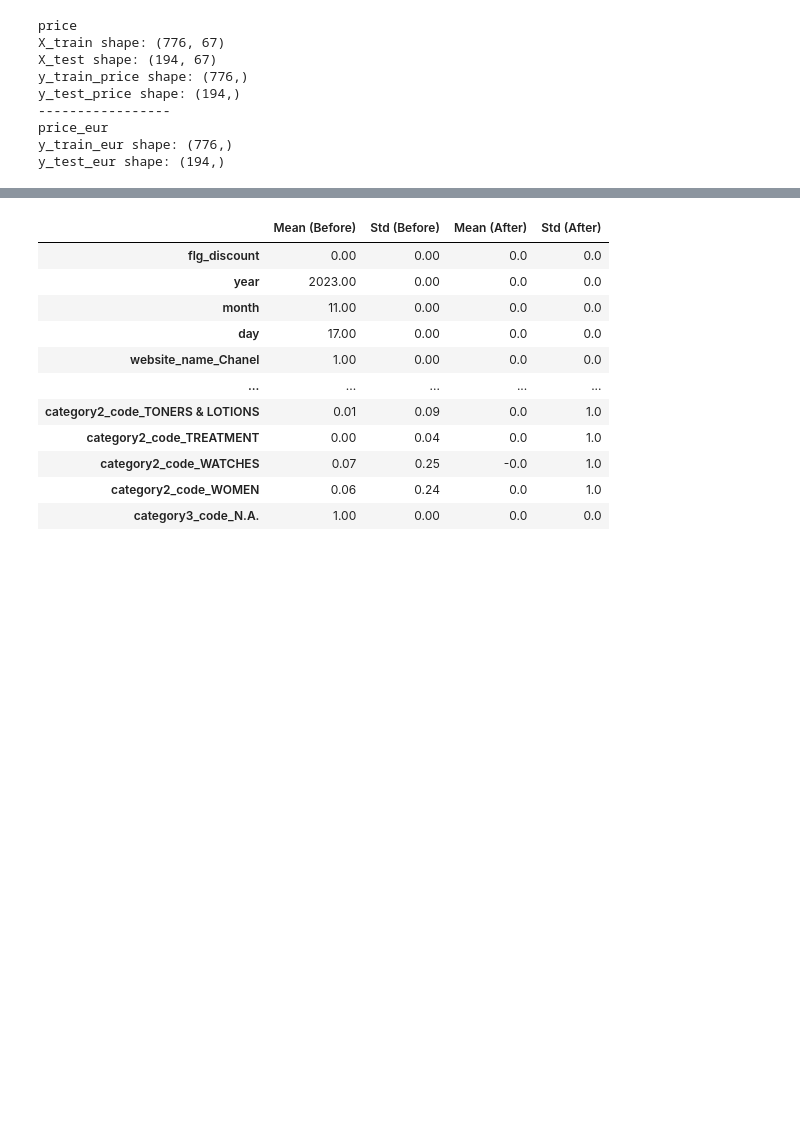
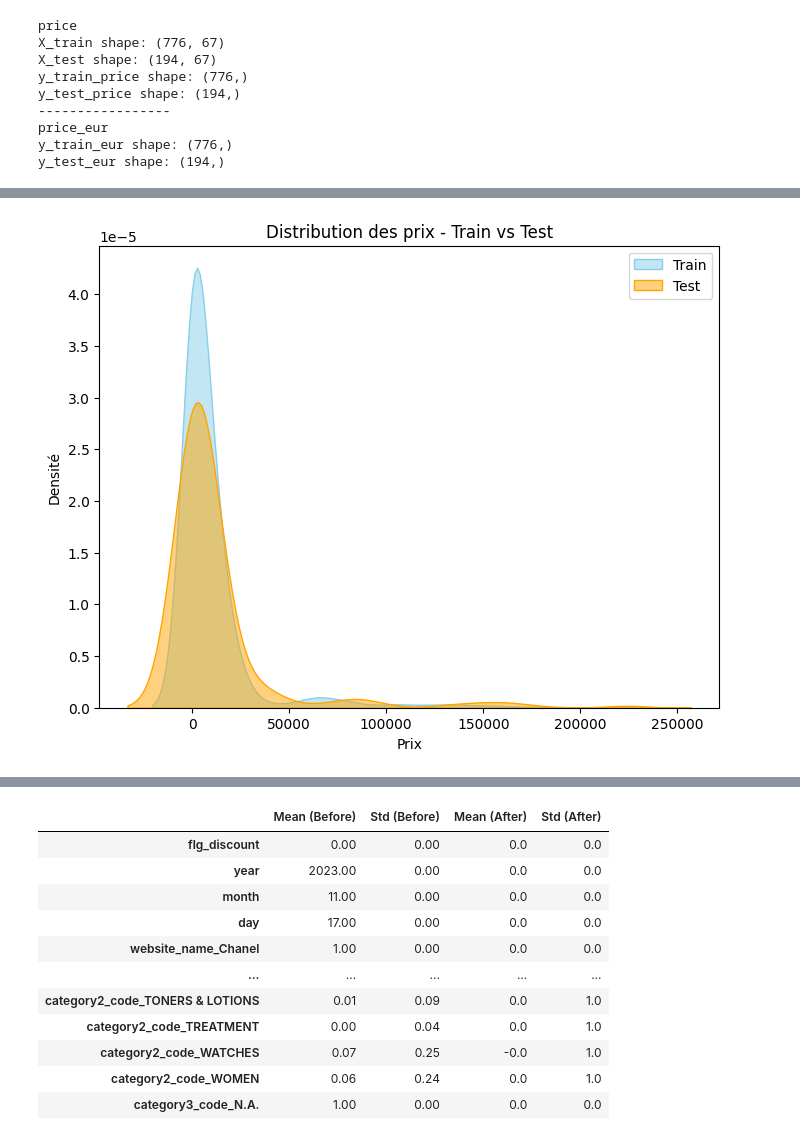
Before and after one commit to Chlooow/price-prediction-chanel, a Jupyter notebook: projetChanel.ipynb, the cells around one changed output, grey strips where cells are left out. Saved outputs shown, nothing was run; the diff lists cells and outputs as text; code cells hidden in the pictures; blank space fills up the shorter version.

```diff
--- a/projetChanel.ipynb
+++ b/projetChanel.ipynb
@@ -335,0 +382,15 @@ X_test_eur_scaled = scaler_eur.transform(X_test_eur)
+# %%
+import seaborn as sns
+import matplotlib.pyplot as plt
+
+plt.figure(figsize=(8,6))
+sns.kdeplot(y_train_price, label="Train", fill=True, color="skyblue", alpha=0.5)
+sns.kdeplot(y_test_price, label="Test", fill=True, color="orange", alpha=0.5)
+
+plt.title("Distribution des prix - Train vs Test")
+plt.xlabel("Prix")
+plt.ylabel("Densité")
+plt.legend()
+plt.show()
+# %% [output]
+[figure, added]
```
Also changed, not shown: parts of 13 cells of this notebook.
